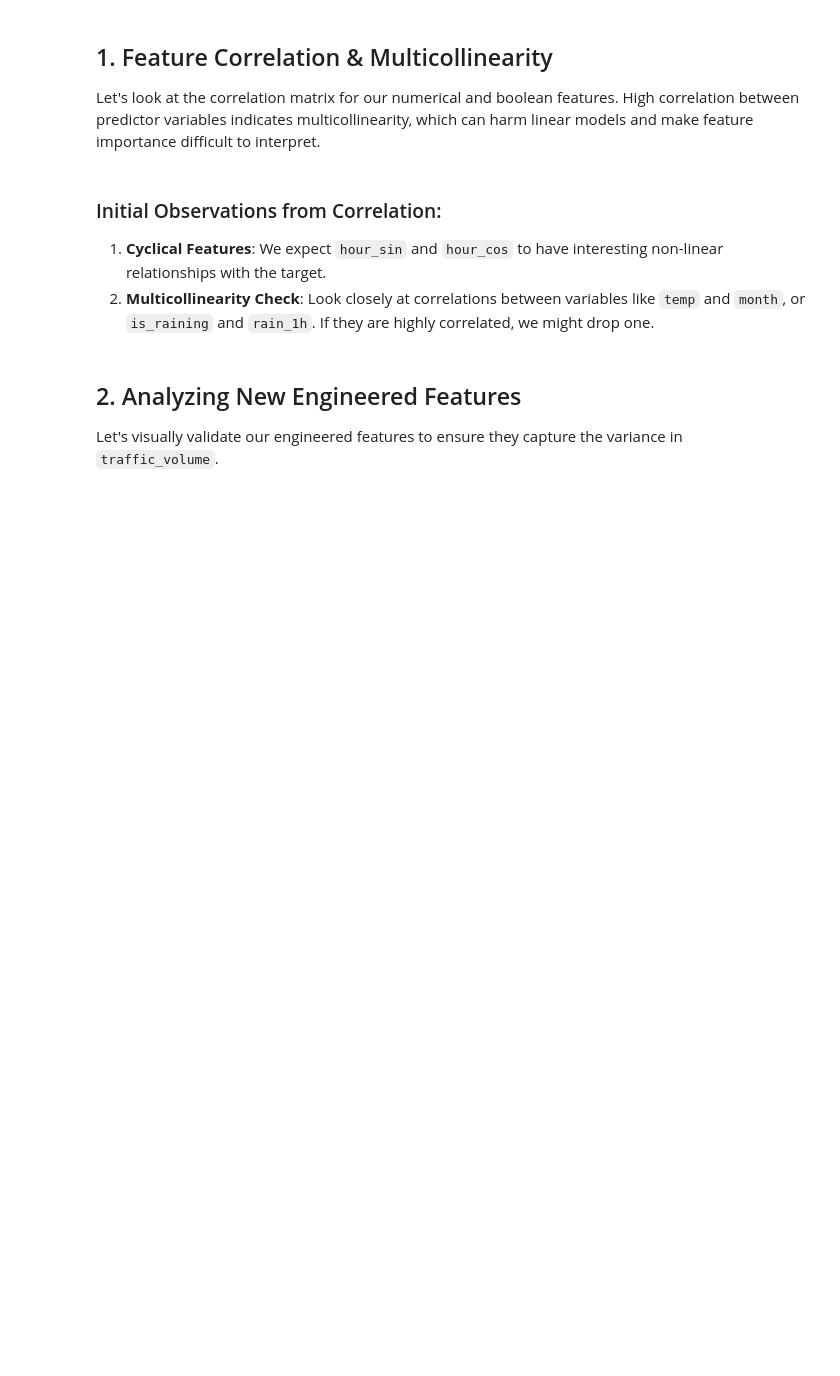
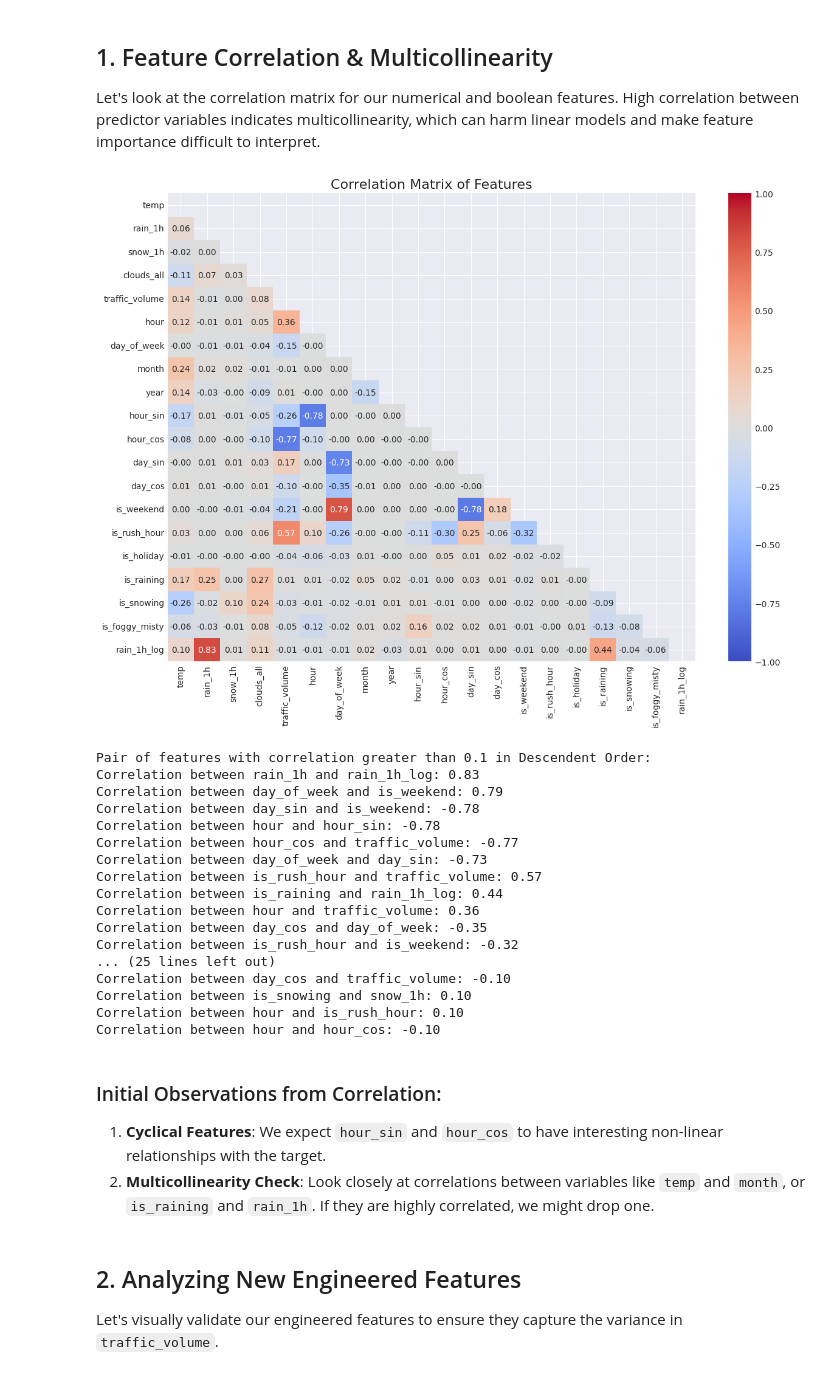
Before and after one commit to LuizCorrei4/predict-traffic-volume, a Jupyter notebook: notebooks/02-eda_after_preprocessing.ipynb, the cells around one changed output. Saved outputs shown, nothing was run; the diff lists cells and outputs as text; code cells hidden in the pictures; blank space fills up the shorter version.

```diff
--- a/notebooks/02-eda_after_preprocessing.ipynb
+++ b/notebooks/02-eda_after_preprocessing.ipynb
@@ -30,13 +39,43 @@ Let's look at the correlation matrix for our numerical and boolean features. Hig
 # %%
 # Select numerical and boolean columns for correlation
 numeric_cols = df.select_dtypes(include=[np.number]).columns.tolist()
 
 plt.figure(figsize=(14, 10))
 corr = df[numeric_cols].corr()
 mask = np.triu(np.ones_like(corr, dtype=bool))
 sns.heatmap(corr, mask=mask, annot=True, fmt=".2f", cmap='coolwarm', vmin=-1, vmax=1)
 plt.title('Correlation Matrix of Features', fontsize=16)
 plt.show()
+
+print("Pair of features with correlation greater than 0.1 in Descendent Order:")
+corr_pairs = [(col1, col2, corr.loc[col1, col2])
+              for col1 in numeric_cols
+              for col2 in numeric_cols
+              if col1 < col2 and abs(corr.loc[col1, col2]) > 0.1]
+
+corr_pairs.sort(key=lambda x: abs(x[2]), reverse=True)
+
+for col1, col2, corr_val in corr_pairs:
+    print(f"Correlation between {col1} and {col2}: {corr_val:.2f}")
+# %% [output]
+[figure, added]
+Pair of features with correlation greater than 0.1 in Descendent Order:
+Correlation between rain_1h and rain_1h_log: 0.83
+Correlation between day_of_week and is_weekend: 0.79
+Correlation between day_sin and is_weekend: -0.78
+Correlation between hour and hour_sin: -0.78
+Correlation between hour_cos and traffic_volume: -0.77
+Correlation between day_of_week and day_sin: -0.73
+Correlation between is_rush_hour and traffic_volume: 0.57
+Correlation between is_raining and rain_1h_log: 0.44
+Correlation between hour and traffic_volume: 0.36
+Correlation between day_cos and day_of_week: -0.35
+Correlation between is_rush_hour and is_weekend: -0.32
+... (25 lines left out)
+Correlation between day_cos and traffic_volume: -0.10
+Correlation between is_snowing and snow_1h: 0.10
+Correlation between hour and is_rush_hour: 0.10
+Correlation between hour and hour_cos: -0.10
 # %% [markdown]
 ### Initial Observations from Correlation:
 1. **Cyclical Features**: We expect `hour_sin` and `hour_cos` to have interesting non-linear relationships with the target.
```
Also changed, not shown: parts of 4 cells of this notebook, 1 other file.
